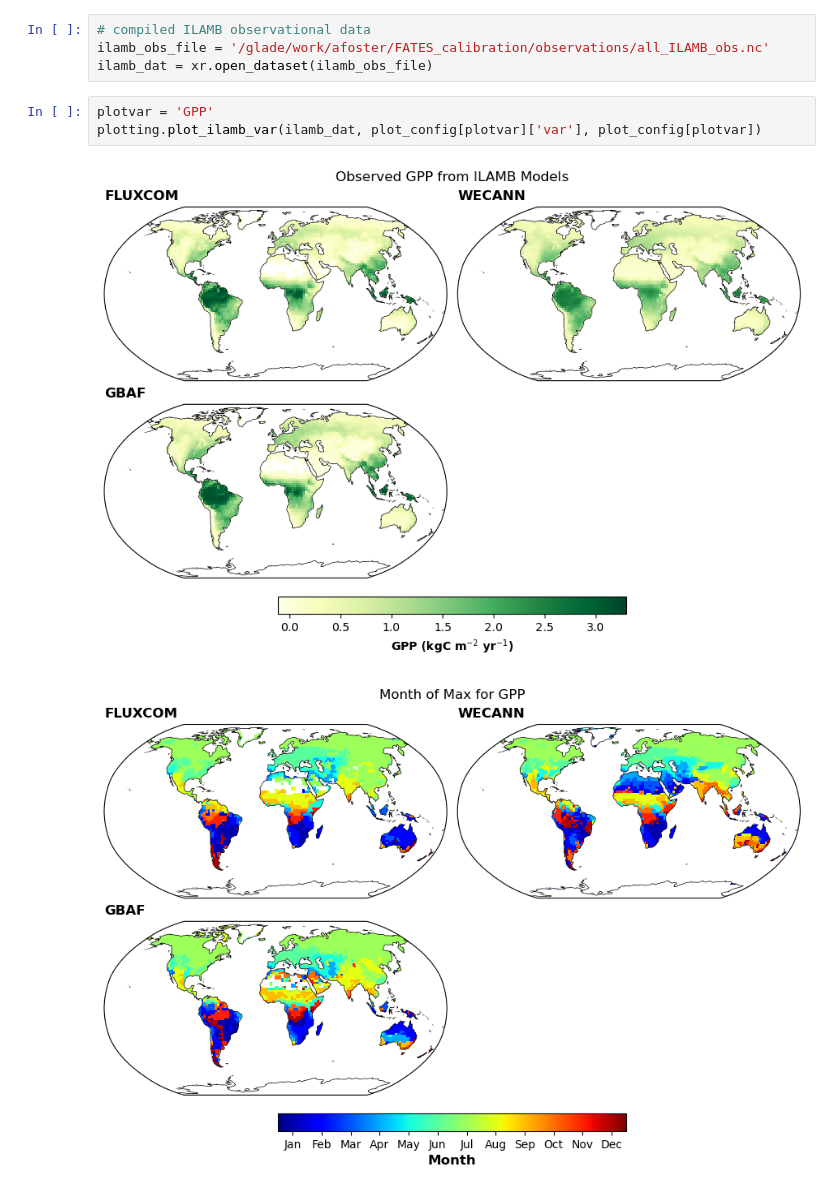
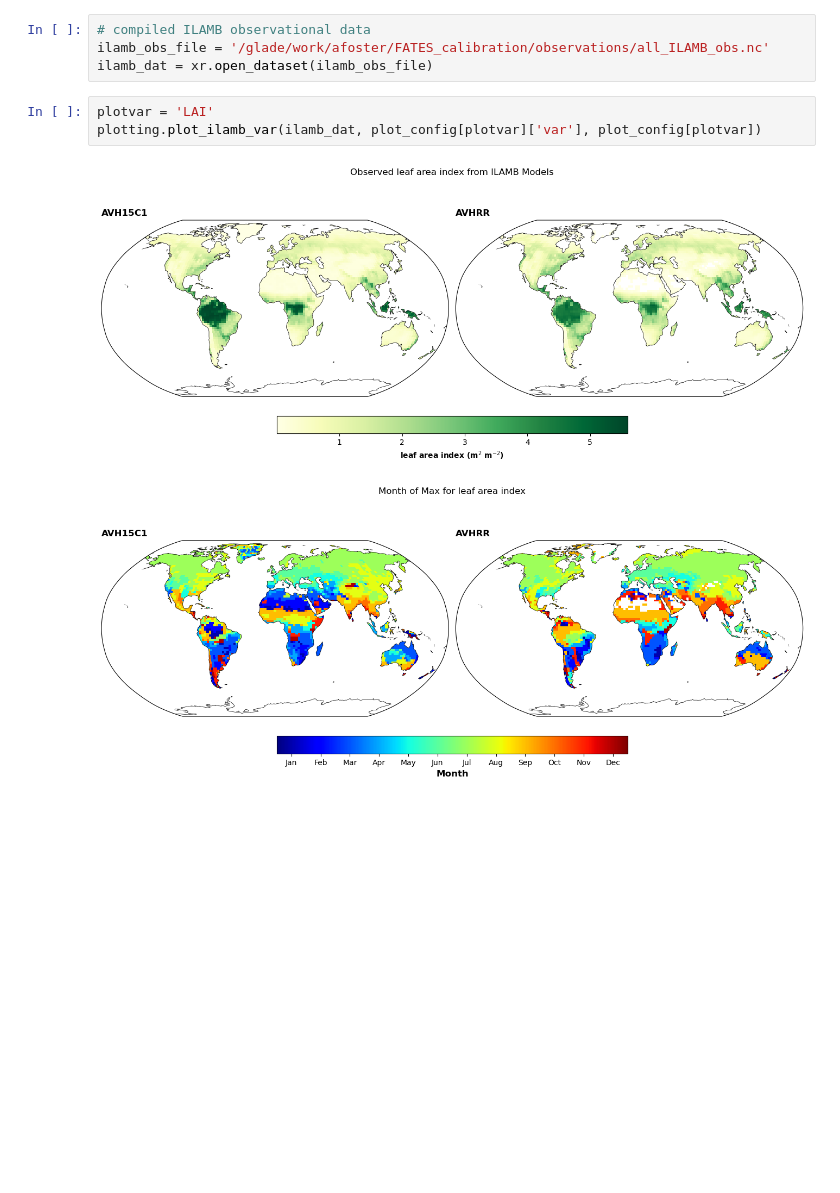
Before and after one commit to adrifoster/fates_calibration_library, a Jupyter notebook: notebooks/PlotILAMBObservations.ipynb, the cells around one changed output. Saved outputs shown, nothing was run; the diff lists cells and outputs as text; blank space fills up the shorter version.

```diff
--- a/notebooks/PlotILAMBObservations.ipynb
+++ b/notebooks/PlotILAMBObservations.ipynb
@@ -13,8 +13,8 @@ plot_config = utils.get_config_file(plot_config_file)
 ilamb_obs_file = '/glade/work/afoster/FATES_calibration/observations/all_ILAMB_obs.nc'
 ilamb_dat = xr.open_dataset(ilamb_obs_file)
 # %%
-plotvar = 'GPP'
+plotvar = 'LAI'
 plotting.plot_ilamb_var(ilamb_dat, plot_config[plotvar]['var'], plot_config[plotvar])
 # %% [output]
-[figure, old version]
+[figure, new version]
-[figure, old version]
+[figure, new version]
```
Also changed, not shown: parts of 1 cell of this notebook, 4 other files.
